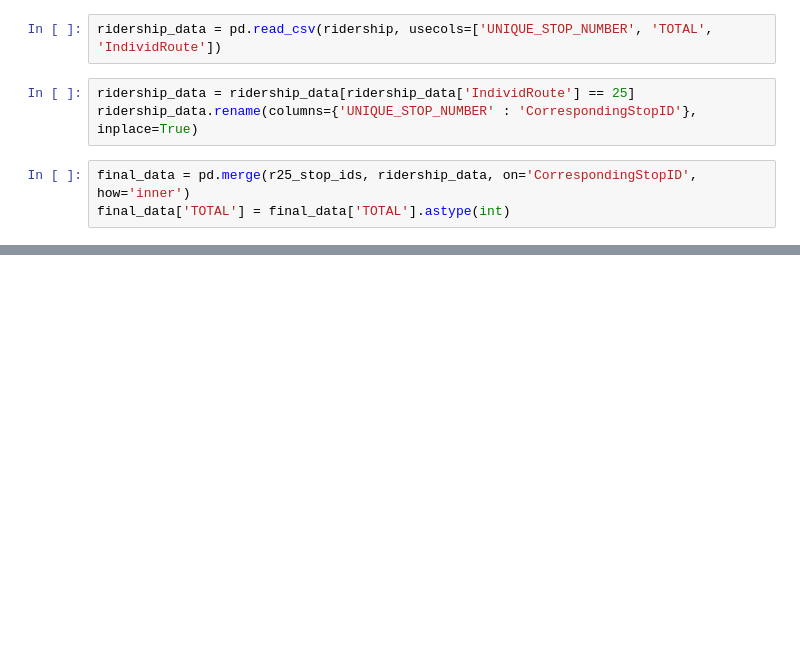
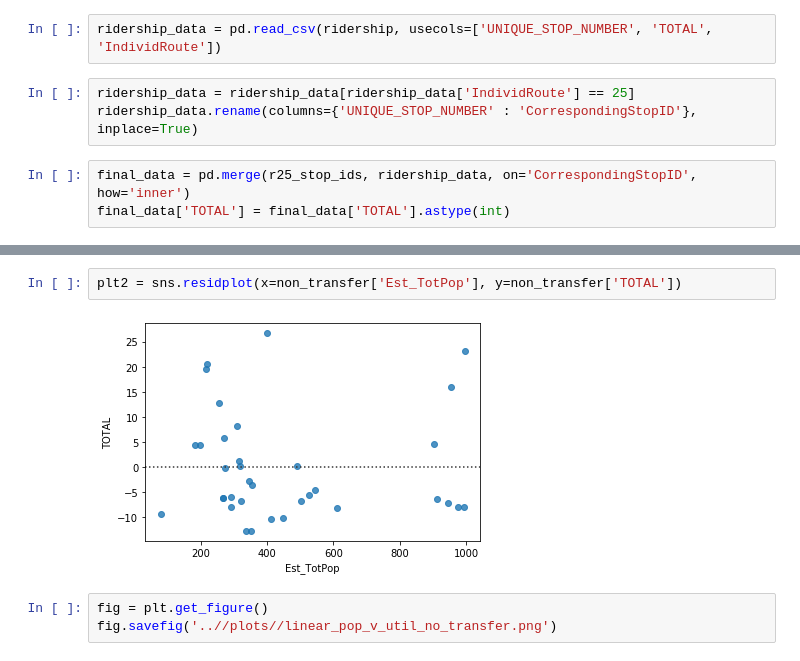
Before and after one commit to joy-kitson/bus-routes, a Jupyter notebook: src/util_v_pop_plot.ipynb, the cells around one changed output, grey strips where cells are left out. Cells and saved outputs as stored; diff of their text form; blank space fills up the shorter version.

```diff
--- a/src/util_v_pop_plot.ipynb
+++ b/src/util_v_pop_plot.ipynb
@@ -25,0 +47,7 @@ fig.savefig('..//plots//linear_pop_v_util.png')
+# %%
+plt2 = sns.residplot(x=non_transfer['Est_TotPop'], y=non_transfer['TOTAL'])
+# %% [output]
+[figure, added]
+# %%
+fig = plt.get_figure()
+fig.savefig('..//plots//linear_pop_v_util_no_transfer.png')
```
Also changed, not shown: parts of 4 cells of this notebook, 2 other files.
